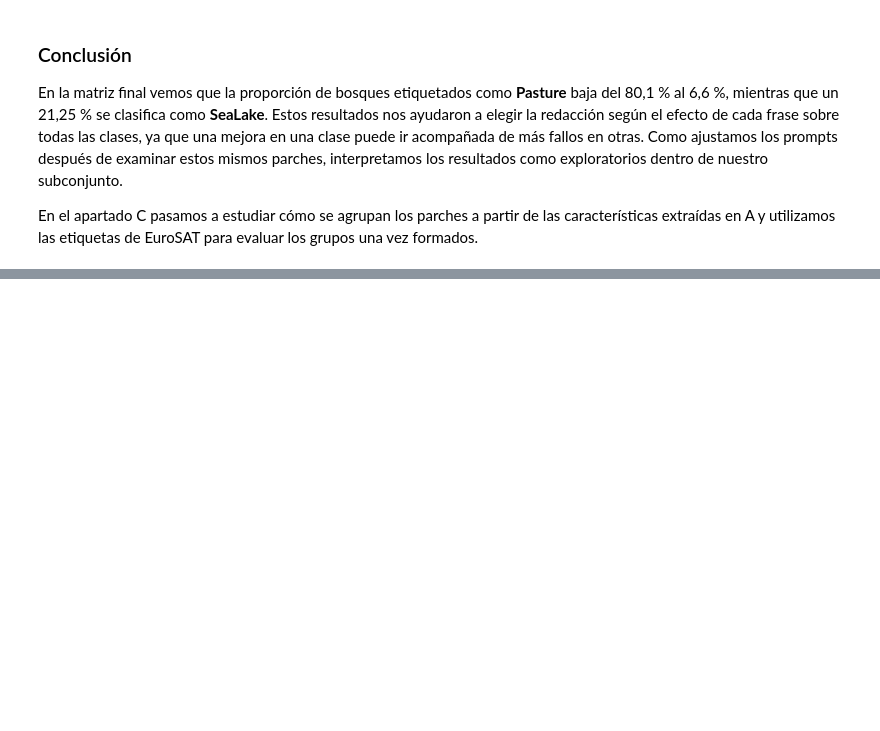
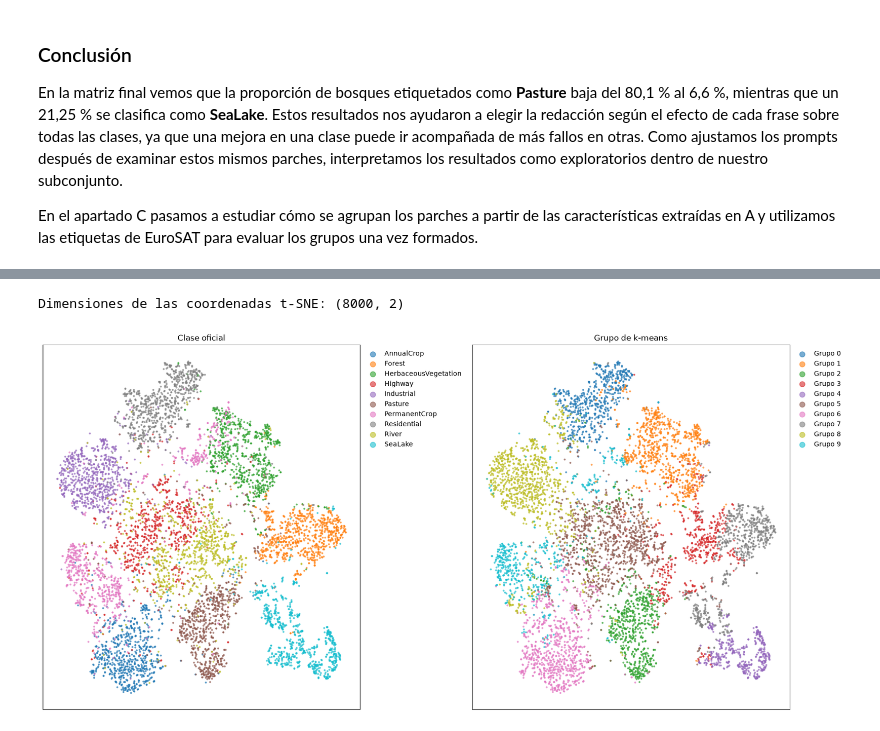
Before and after one commit to anton-p0g/Proyecto-AAPI, a Jupyter notebook: Ojo_en_orbita.ipynb, the cells around one changed output, grey strips where cells are left out. Cells and saved outputs as stored; diff of their text form; code cells hidden in the pictures; blank space fills up the shorter version.

```diff
--- a/Ojo_en_orbita.ipynb
+++ b/Ojo_en_orbita.ipynb
@@ -1043,0 +1301,54 @@ En el apartado C pasamos a estudiar cómo se agrupan los parches a partir de las
+# %%
+from sklearn.decomposition import PCA
+from sklearn.manifold import TSNE
+
+tsne_path = features_dir / "tsne_resnet50.npy"
+
+if tsne_path.is_file():
+    tsne_coordinates = np.load(tsne_path)
+    print("Coordenadas t-SNE cargadas desde results/.")
+else:
+    pca_values = PCA(n_components=50, random_state=42).fit_transform(feature_spaces["ResNet50"])
+    tsne = TSNE(n_components=2, perplexity=30, init="pca", random_state=42)
+    tsne_coordinates = tsne.fit_transform(pca_values)
+    np.save(tsne_path, tsne_coordinates)
+
+print("Dimensiones de las coordenadas t-SNE:", tsne_coordinates.shape)
+# %% [output]
+Dimensiones de las coordenadas t-SNE: (8000, 2)
+# %%
+fig, axes = plt.subplots(1, 2, figsize=(17, 8), layout="constrained")
+colors = plt.get_cmap("tab10")
+resnet50_clusters = cluster_labels["ResNet50"]
+
+for color_index, class_name in enumerate(class_names):
+    mask = true_labels == class_name
+    axes[0].scatter(
+        tsne_coordinates[mask, 0],
+        tsne_coordinates[mask, 1],
+        s=4,
+        alpha=0.6,
+        color=colors(color_index),
+        label=class_name,
+    )
+
+for cluster in range(n_clusters):
+    mask = resnet50_clusters == cluster
+    axes[1].scatter(
+        tsne_coordinates[mask, 0],
+        tsne_coordinates[mask, 1],
+        s=4,
+        alpha=0.6,
+        color=colors(cluster),
+        label=f"Grupo {cluster}",
+    )
+
+for ax, title in zip(axes, ["Clase oficial", "Grupo de k-means"]):
+    ax.set_title(title)
+    ax.set_xticks([])
+    ax.set_yticks([])
+    ax.legend(loc="upper left", bbox_to_anchor=(1.0, 1), markerscale=4, frameon=False)
+
+plt.show()
+# %% [output]
+[figure, added]
```
Also changed, not shown: parts of 24 cells of this notebook, 2 other files.
